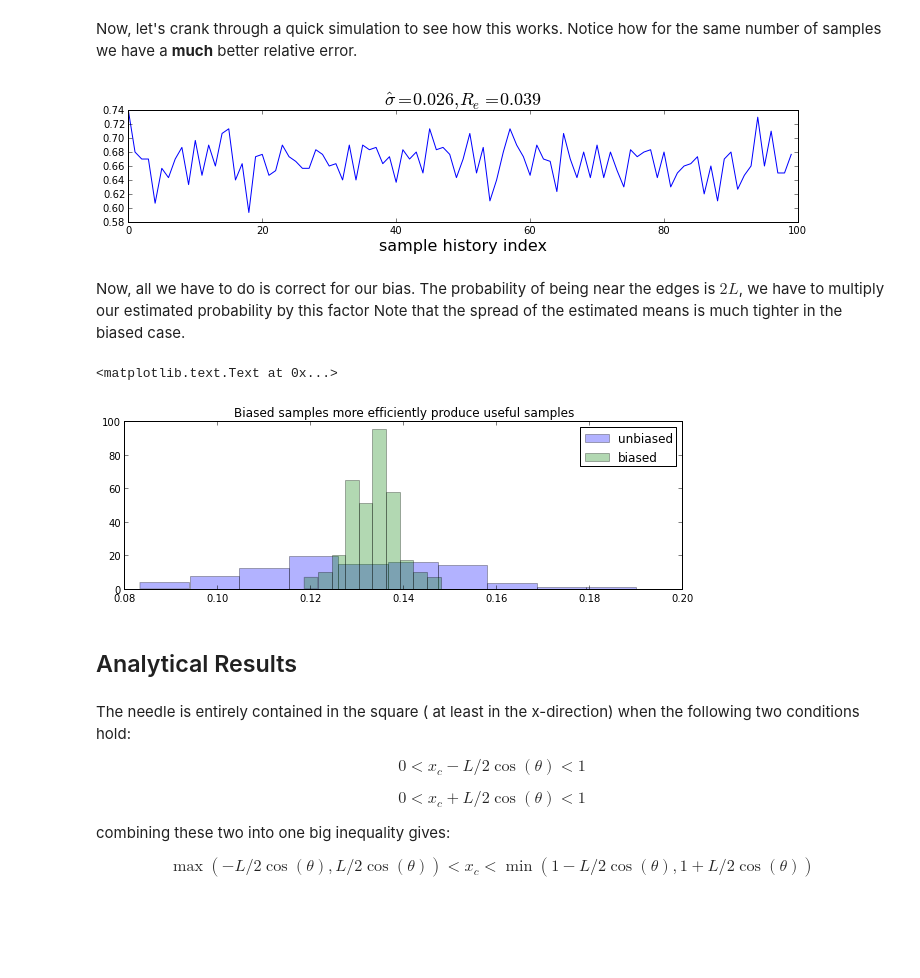
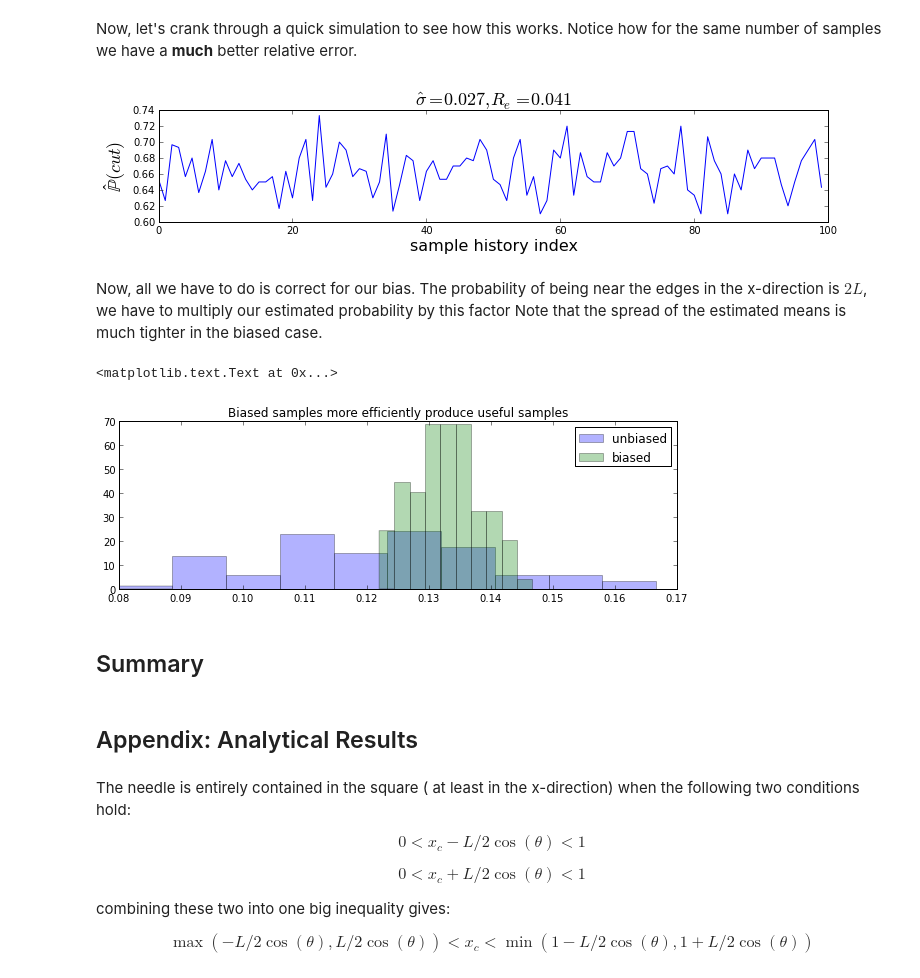
Before and after one commit to unpingco/Pig-in-the-Python, a Jupyter notebook: Buffons_Needle_Sim.ipynb, the cells around one changed output. Cells and saved outputs as stored; diff of their text form; code cells hidden in the pictures; blank space fills up the shorter version.

```diff
--- a/Buffons_Needle_Sim.ipynb
+++ b/Buffons_Needle_Sim.ipynb
@@ -185,22 +162,2 @@ Now, we can likewise change the other code-block to reflect this bias for the ed
-# %%
-def needle_gen_b(L=0.5,return_data=False):
-    '''ang := angle orientation of needle in radians
-    L:= length of needle
-    '''
-    assert 0<L<1
-    yc = rand() # uniform on unit interval
-    r = L*rand()/2. # uniform between in [0,L]
-    xc = r if rand()<0.5 else (1-r) # pick either edge 50/50
-    ang = rand()*pi # uniform between [0,pi]
-    x0,y0 = xc-L/2*cos(ang),yc-L/2*sin(ang)
-    xe,ye = xc+L/2*cos(ang),yc+L/2*sin(ang)
-    if (0<x0<1) and (0<y0<1) and (0<xe<1) and (0<ye<1): # no cut
-        if return_data:
-            return dict(x0=x0,y0=y0,xc=xc,yc=yc,xe=xe,ye=ye,ang=ang,cut=False)
-        else:
-            return False
-    else: # cut
-        if return_data:
-            return dict(x0=x0,y0=y0,xc=xc,yc=yc,xe=xe,ye=ye,ang=ang,cut=True)
-        else:
-            return True
+# %%
+samples_b=[needle_gen_b(L) for i in range(300*100) ]
@@ -207,31 +168,34 @@ def needle_gen_b(L=0.5,return_data=False):
 # %% [markdown]
 Now, let's crank through a quick simulation to see how this works. Notice how for the same number of samples we have a **much** better relative error.
 # %%
-L=0.1
-samples_b=np.array([[needle_gen_b(L) for i in range(300)] for k in range(100)])
+no_bias_samples = samples # save for later
+samples = np.array([k['cut'] for k in samples_b]).reshape(100,300)
 
 fig,ax=subplots()
 fig.set_size_inches(12,2)
-ax.plot(samples_b.mean(1))
-ax.set_title(r'$\hat{\sigma}=%2.3f,R_e=%2.3f$'% (samples_b.mean(1).std(),samples_b.mean(1).std()/samples_b.mean()), fontsize=18)
-ax.set_xlabel('sample history index',fontsize=16);
+ax.plot(samples.mean(1))
+ax.set_title(r'$\hat{\sigma}=%2.3f,R_e=%2.3f$'% (samples.mean(1).std(),samples.mean(1).std()/samples.mean()), fontsize=18)
+ax.set_xlabel('sample history index',fontsize=16)
+ax.set_ylabel('$\mathbb{\hat{P}}(cut)$',fontsize=18);
 # %% [output]
-[figure, old version]
+[figure, new version]
 # %% [markdown]
-Now, all we have to do is correct for our bias. The probability of being near the edges  is $2 L$, we have to multiply our estimated probability by this factor
+Now, all we have to do is correct for our bias. The probability of being near the edges in the x-direction is $2 L$, we have to multiply our estimated probability by this factor
 Note that the spread of the estimated means is much tighter in the biased case.
 # %%
 fig,ax=subplots()
 fig.set_size_inches(10,3)
-ax.hist(samples.mean(1),alpha=0.3,normed=1,label='unbiased')
-ax.hist(samples_b.mean(1)*2*L,alpha=0.3,normed=1,label='biased')
+ax.hist(no_bias_samples.mean(1),alpha=0.3,normed=1,label='unbiased')
+ax.hist(samples.mean(1)*2*L,alpha=0.3,normed=1,label='biased')
 ax.legend(loc=0)
 ax.set_title('Biased samples more efficiently produce useful samples')
 # %% [output]
 <matplotlib.text.Text at 0x...>
-[figure, old version]
+[figure, new version]
+# %% [markdown]
+## Summary
 # %% [markdown]
-## Analytical Results
+## Appendix: Analytical Results
 # %% [markdown]
 The needle is entirely contained in the square ( at least in the x-direction) when the following two conditions hold:
 
```
Also changed, not shown: parts of 9 cells of this notebook.
